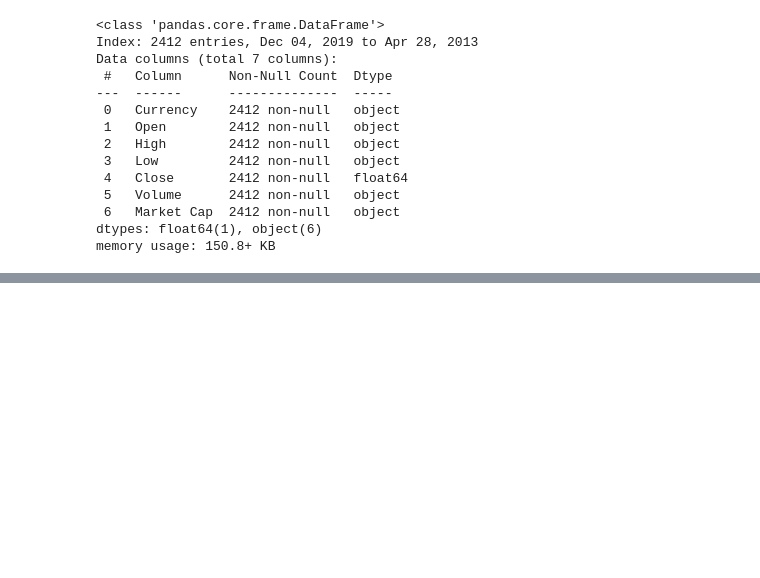
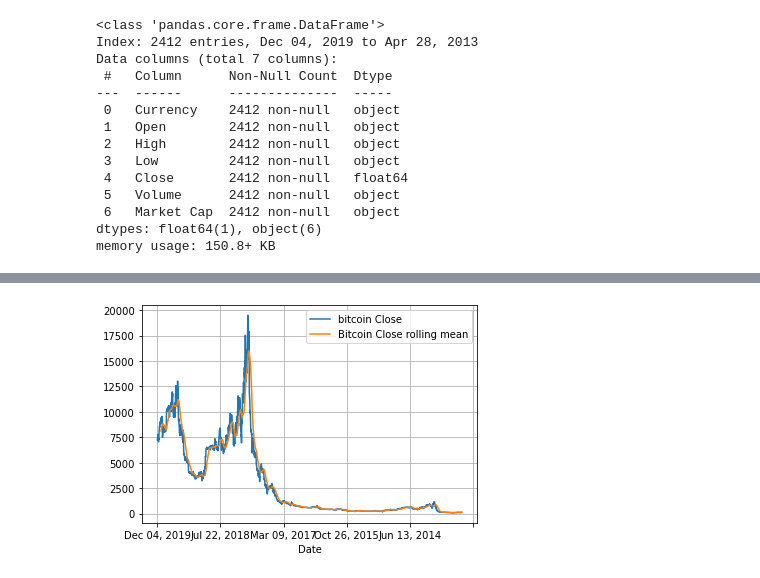
Before and after one commit to nickkyklausng/Crypto-Assignment, a Jupyter notebook: Crypto-Assignment-v2.ipynb, the cells around one changed output, grey strips where cells are left out. Drawn from its saved outputs; the diff is of its cells as text; code cells hidden in the pictures; blank space fills up the shorter version.

Commit message:
added moving average

```diff
--- a/Crypto-Assignment-v2.ipynb
+++ b/Crypto-Assignment-v2.ipynb
@@ -105,0 +101,2 @@ plt.show()
+# %%
+bitcoin_df["Close moving mean"] = bitcoin_df.Close.rolling(30).mean()
@@ -105,0 +113,9 @@ plt.show()
+# %%
+bitcoin_df.Close.plot(label="bitcoin Close")
+
+bitcoin_df.loc[:, "Close moving mean"].plot(grid=True, label="Bitcoin Close rolling mean")
+
+plt.legend()
+plt.show()
+# %% [output]
+[figure, added]
```
Also changed, not shown: parts of 3 cells of this notebook.
